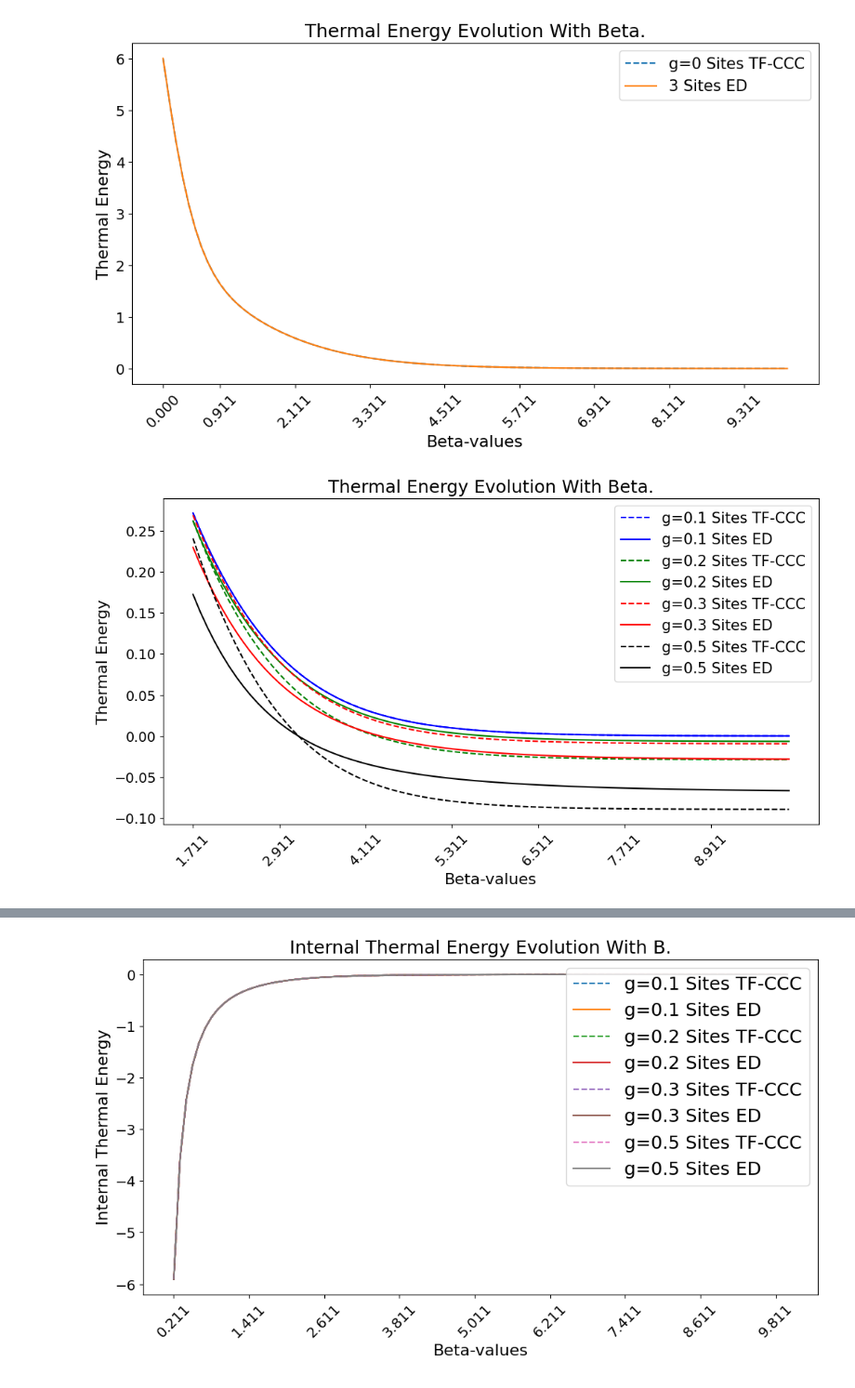
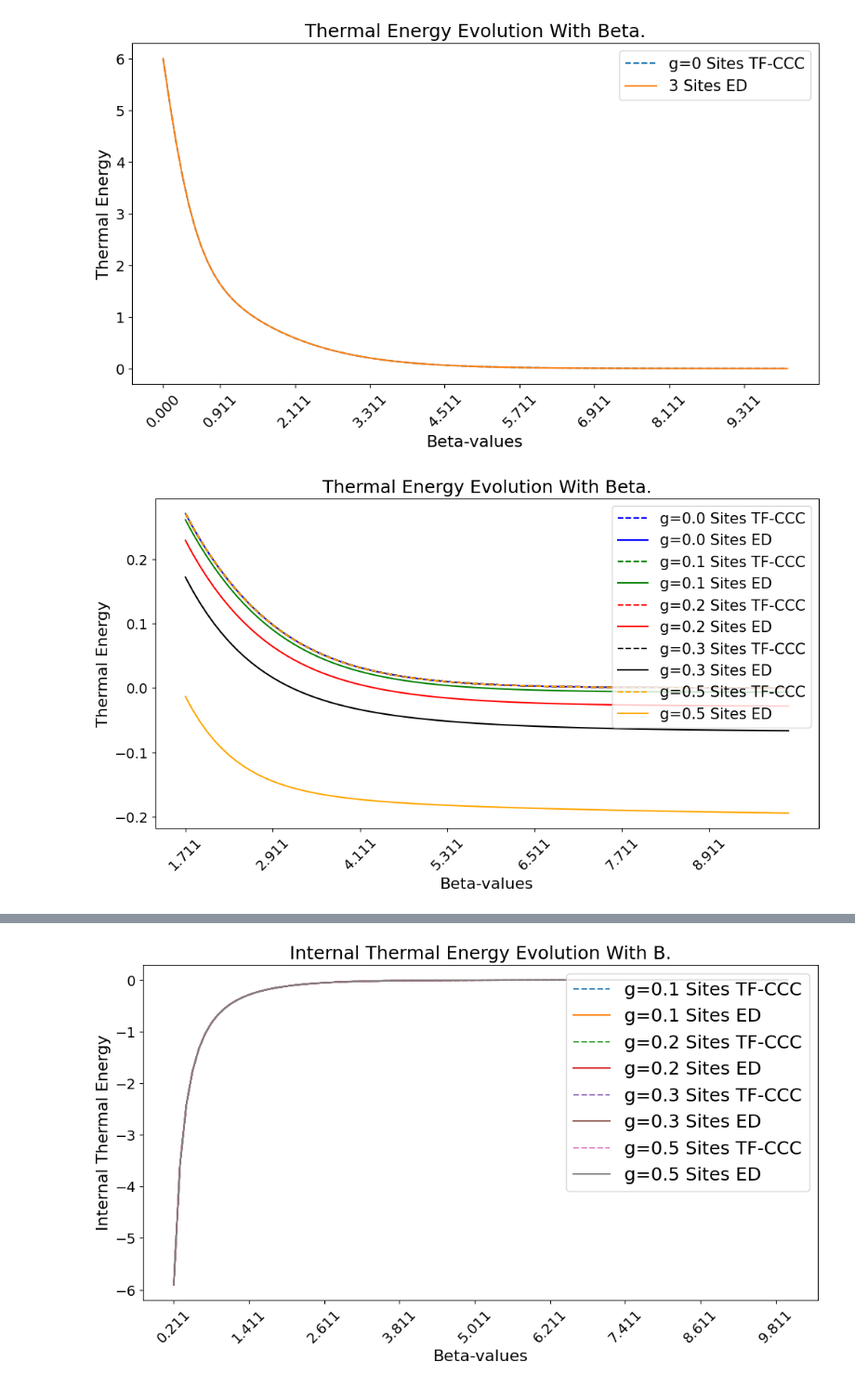
Before and after one commit to Gilfrim/Computational-Analysis-of-Many-Rotor-Systems, a Jupyter notebook: thermal_field_hamiltonian.ipynb, the cells around one changed output, grey strips where cells are left out. Shown at 93% size. Drawn from its saved outputs; the diff is of its cells as text; code cells hidden in the pictures.

```diff
--- a/thermal_field_hamiltonian.ipynb
+++ b/thermal_field_hamiltonian.ipynb
@@ -121,5 +197,5 @@ ValueError: cannot reshape array of size 729 into shape (9,9,9,9,9)
 # H tilda modified.
 # %%
 site = 3
-state = 5
+state = 3
 g = 0.2
@@ -166,5 +239,5 @@ beta, t_0_dB, t_0_sol, t_2_max  = integration_scheme(site, state, g, t_init=0,t_
 # %%
 beta, t_0_dB, t_0_sol, t_2_max  = integration_scheme(site, state, g, t_init=0,t_final=10,nof_points=100000)
 # %%
-beta, t_0_dB, t_0_sol, t_2_max  = integration_scheme(site, state, g, t_init=0,t_final=10,nof_points=100000, import_K_V_TF=True, K_import=K_tilda, V_import=V_tilda)
+beta_TF, t_0_dB_TF, t_0_sol_TF, t_2_max_TF  = integration_scheme(site, state, g, t_init=0,t_final=10,nof_points=100000, import_K_V_TF=True, K_import=K_tilda, V_import=V_tilda)
 # %%
@@ -208,21 +273,41 @@ si5_st5_ED_U = []
 beta_array = []
 g_array = np.array([0, 0.1, 0.2, 0.3, 0.5])
 
+K_tilda_new_perm = K_tilda_new[np.ix_(row_permute, col_permute)]
+
 for g_index, g in enumerate(g_array):
 
-    H = hamiltonian_general(state, site, g)[0]
+    H = hamiltonian_sparse(state, site, g)[0].toarray()
 
     eig_val_ED, _ = np.linalg.eigh(H)
 
-    H_K_V_5_5 = hamiltonian_general(state, site, g)
+    K, V = build_V_in_p(state)
+    K, V = K.toarray(), V.toarray()
 
-    K_tilda = K_tilde_maker(H_K_V_5_5[1])
-    V_tilda = V_tilde_maker( H_K_V_5_5[2])
+    U, _ = bz.thermofield_change_of_basis(K)
+
+    K_tilda = bz.H_tilde_maker(K)
+    # K_tilda = K_tilda[np.ix_(row_permute, col_permute)]
+    # K_tilda = bz.depr_H_tilde_maker(K)
+    d_pq = np.eye(state)
+
+    V_tensor = V.reshape(state, state, state, state)
+
+    I = np.eye(state)
+    V_prim = oe.contract('pqrs,mw,nv->pmqnrwsv', V_tensor, I, I,  optimize='optimal')
+
+    V_grouped = V_prim.reshape(state**2, state**2, state**2, state**2)
+
+
+    U_t = U.T
+
+    V_tilda = oe.contract('Mi,Wj,ijab,aN,bV->MWNV', U_t, U_t, V_grouped, U, U, optimize='optimal')
+
 
     beta, si5_st5_dB_var, si5_st5_sol_var, _  = integration_scheme(site, state, g, t_init=0,t_final=10,nof_points=100000, import_K_V_TF=True, K_import=K_tilda, V_import=V_tilda)
 
     si5_st5_ED_Z_val = np.array([np.log(Z(eig_val_ED, x)) for x in beta])
-    si5_st5_ED_U_val = np.array([U(eig_val_ED, x) for x in beta])
+    si5_st5_ED_U_val = np.array([U_stat(eig_val_ED, x) for x in beta])
 
     si5_st5_dB.append(si5_st5_dB_var)
     si5_st5_sol.append(si5_st5_sol_var)
@@ -251,9 +336,9 @@ plt.rcParams.update({
     'ytick.labelsize': 14
 })
 
-colours = ["blue", "green", "red", "black"]
+colours = ["blue", "green", "red", "black", "orange"]
 
-for g_index, g in enumerate(g_array[1:]):
+for g_index, g in enumerate(g_array):
     plt.plot(beta_array[g_index], (si5_st5_sol[g_index] + np.log(state**site))/site,
               label=f"g={g} Sites TF-CCC", linestyle='--', color = colours[g_index])
     plt.plot(beta_array[g_index], si5_st5_ED_Z[g_index]/site, label=f"g={g} Sites ED",  color = colours[g_index])
@@ -280,23 +365,23 @@ plt.show()
 # %%
 d = 20
 
 plt.figure(figsize=(12, 6))
 plt.rcParams.update({
     'font.size': 14,              # Larger font for all text
     'legend.fontsize': 15,        # Larger legend text
     'axes.labelsize': 16,         # Axis labels
     'xtick.labelsize': 14,        # Tick labels
     'ytick.labelsize': 14
 })
 
-for g_index, g in enumerate(g_array[1:]):
+for g_index, g in enumerate(g_array):
     plt.plot(beta_array[g_index][d:], -si5_st5_dB[g_index][d:]/site, label=f"g={g} Sites TF-CCC", linestyle='--', color=colours[g_index])
     plt.plot(beta_array[g_index][d:], si5_st5_ED_U[g_index][d:]/site, label=f"g={g} Sites ED",  color=colours[g_index])
 plt.xticks(beta_array[g_index][d:][::12], rotation=45)
 plt.xlabel("Beta-values")
 plt.ylabel("Thermal Energy")
 plt.title("Thermal Energy Evolution With Beta.", fontsize=18)
 plt.legend(loc='upper right')
 plt.show()
 # %% [output]
-[figure, old version]
+[figure, new version]
```
Also changed, not shown: parts of 53 cells of this notebook, 18 other files.
